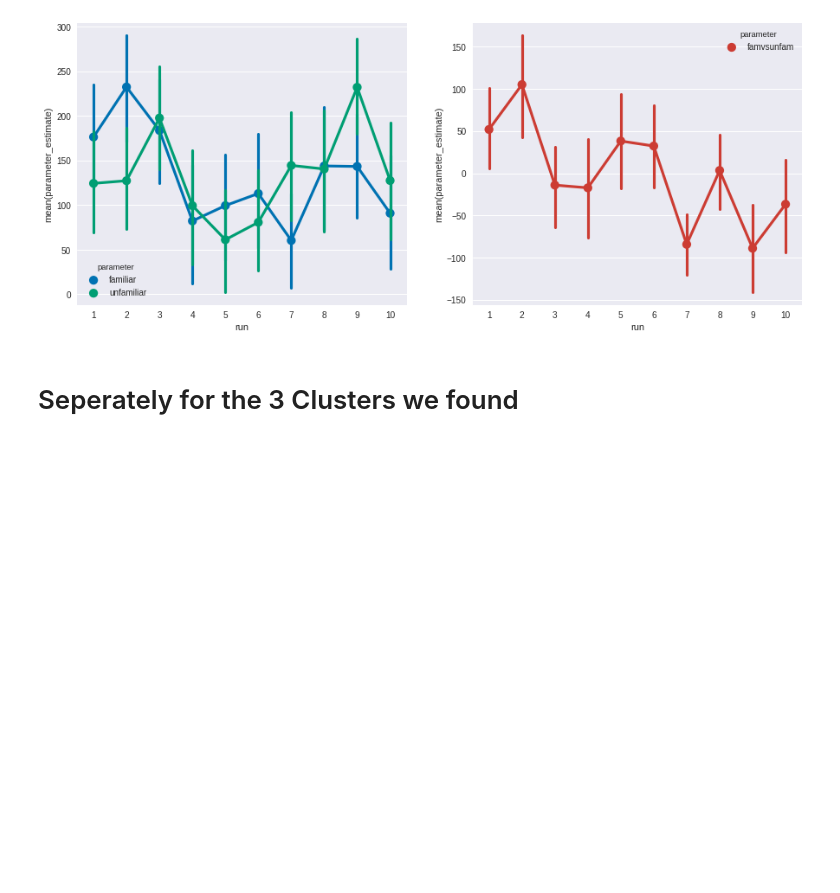
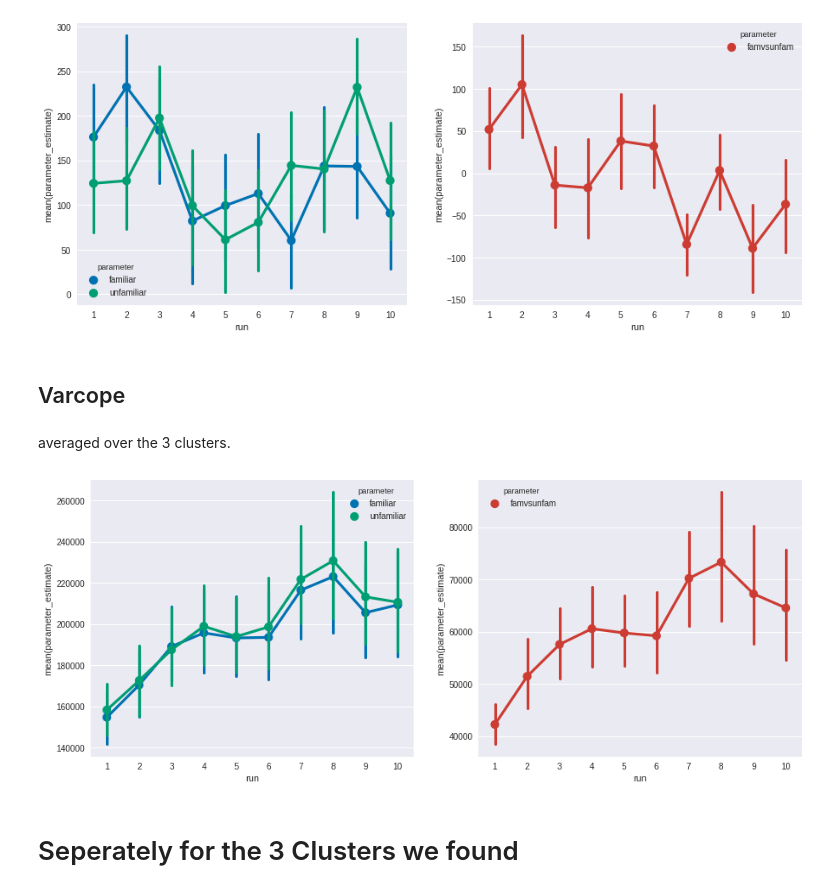
Before and after one commit to oliver-contier/famface-temporal-dynamics, a Jupyter notebook: notebooks/plot_mean_betas.ipynb, the cells around one changed output. Cells and saved outputs as stored; diff of their text form; code cells hidden in the pictures; blank space fills up the shorter version.

```diff
--- a/notebooks/plot_mean_betas.ipynb
+++ b/notebooks/plot_mean_betas.ipynb
@@ -105,5 +129,29 @@ plt.close(c1.fig)
 plt.close(c2.fig)
 # %% [output]
 [figure]
+# %% [markdown]
+## Varcope
+# %% [markdown]
+averaged over the 3 clusters.
+# %%
+# initiating subplots
+fig, (ax1, ax2) = plt.subplots(ncols=2, sharey=False, figsize=(15,6))
+
+# plot two columns
+c1 = sns.factorplot('run', hue='parameter', y='parameter_estimate', ax=ax1, palette='colorblind',
+                        data=df_cl[df_cl.stats=='varcope'][(df_cl.parameter == 'familiar') | (df_cl.parameter=='unfamiliar')],
+                        kind='point',
+                        ci=95)
+
+c2 = sns.factorplot('run', hue='parameter', y='parameter_estimate', ax=ax2, palette=ocred,
+                        data=df_cl[df_cl.stats=='varcope'][df_cl.parameter == 'famvsunfam'],
+                        kind='point',
+                        ci=95)
+
+# close redundent subplots, that are produced for unknown reasons...
+plt.close(c1.fig)
+plt.close(c2.fig)
+# %% [output]
+[figure, added]
 # %% [markdown]
 # Seperately for the 3 Clusters we found
```
Also changed, not shown: parts of 6 cells of this notebook.
